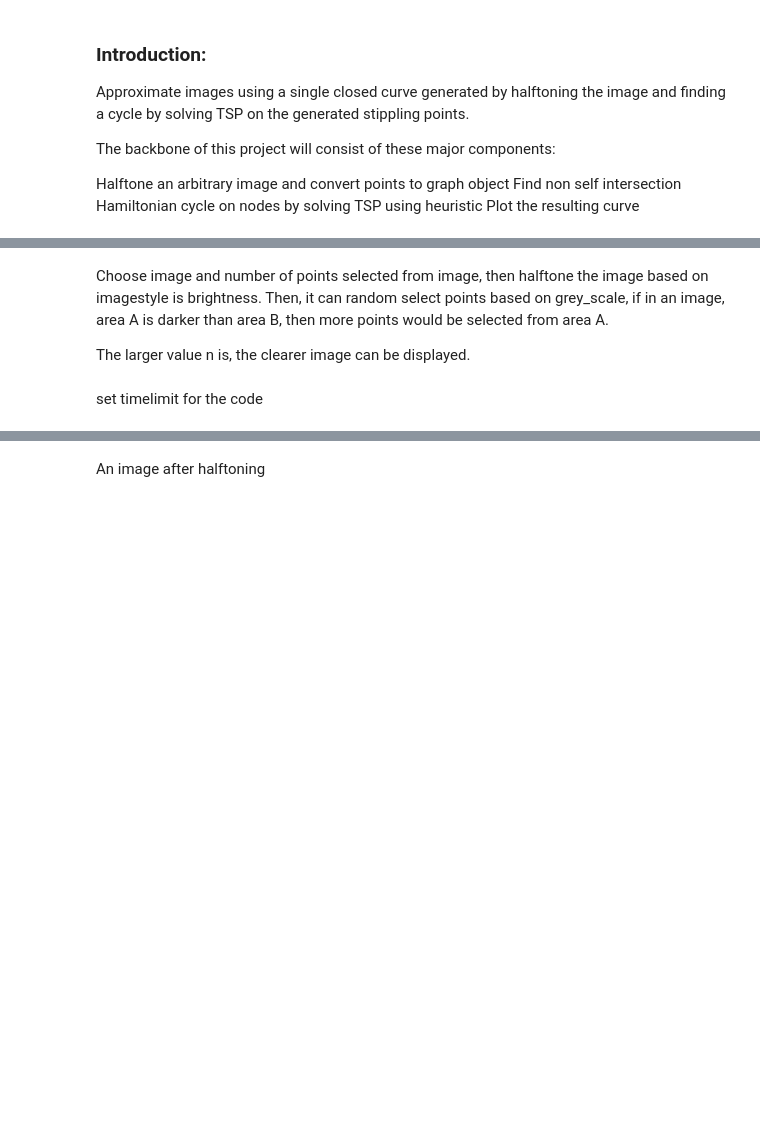
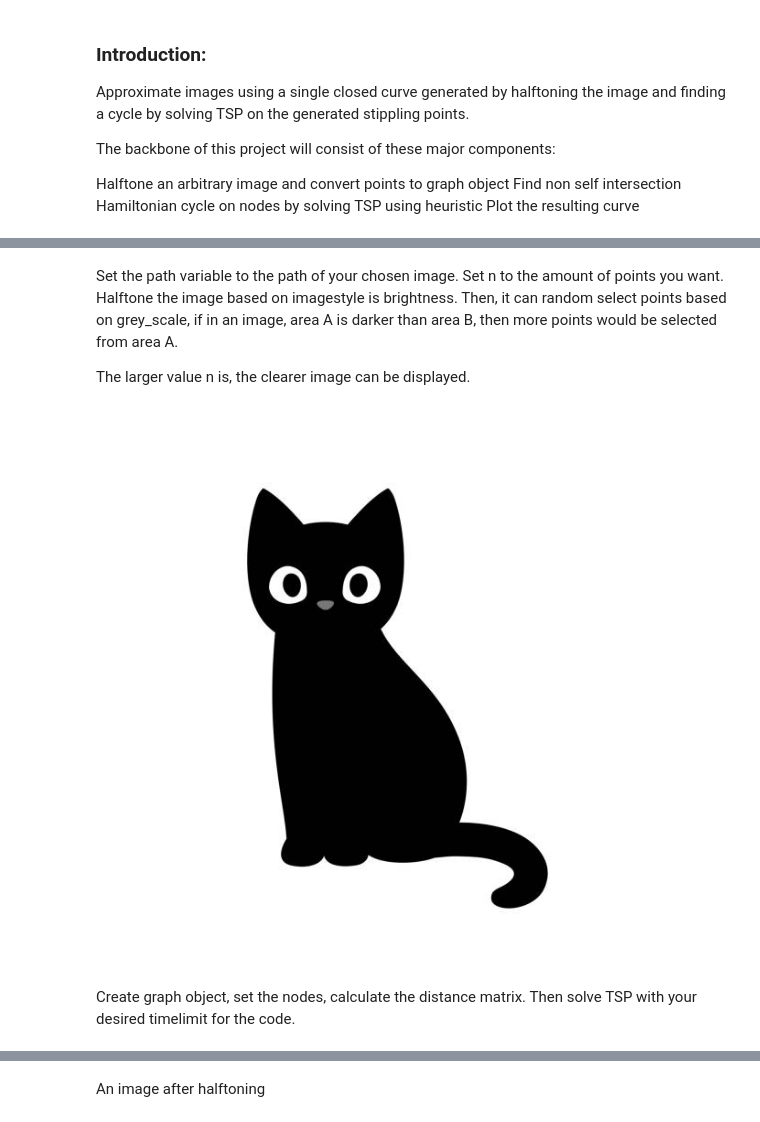
Before and after one commit to Lussebullen/LineArtTSP, a Jupyter notebook: demo_file.ipynb, the cells around one changed output, grey strips where cells are left out. Saved outputs shown, nothing was run; the diff lists cells and outputs as text; code cells hidden in the pictures; blank space fills up the shorter version.

```diff
--- a/demo_file.ipynb
+++ b/demo_file.ipynb
@@ -45,16 +57,25 @@ from halftoning import rejectionSampling
 # %% [markdown]
-Choose image and number of points selected from image, then halftone the image based on imagestyle is brightness. Then, it can random select points based on grey_scale, if in an image, area A is darker than area B, then more points would be selected from area A.
+Set the path variable to the path of your chosen image.
+Set n to the amount of points you want.
+Halftone the image based on imagestyle is brightness. Then, it can random select points based on grey_scale, if in an image, area A is darker than area B, then more points would be selected from area A.
 
 The larger value n is, the clearer image can be displayed.
 # %%
 # Generate test data points
 n=1000
 # Path to image file
 path = 'recurrentTheme.jpg'
 # Generate points
 nodes1 = rejectionSampling(n, path, imagestyle = "brightness")
+
+#See the image here:
+from IPython.display import Image
+Image(filename=path)
+# %% [output]
+[figure, added]
-# %% [markdown]
-set timelimit for the code
+# %% [markdown]
+Create graph object, set the nodes, calculate the distance matrix.
+Then solve TSP with your desired timelimit for the code.
 # %%
 # Create graph object solve TSP
 G = Graph()
```
Also changed, not shown: parts of 15 cells of this notebook.
